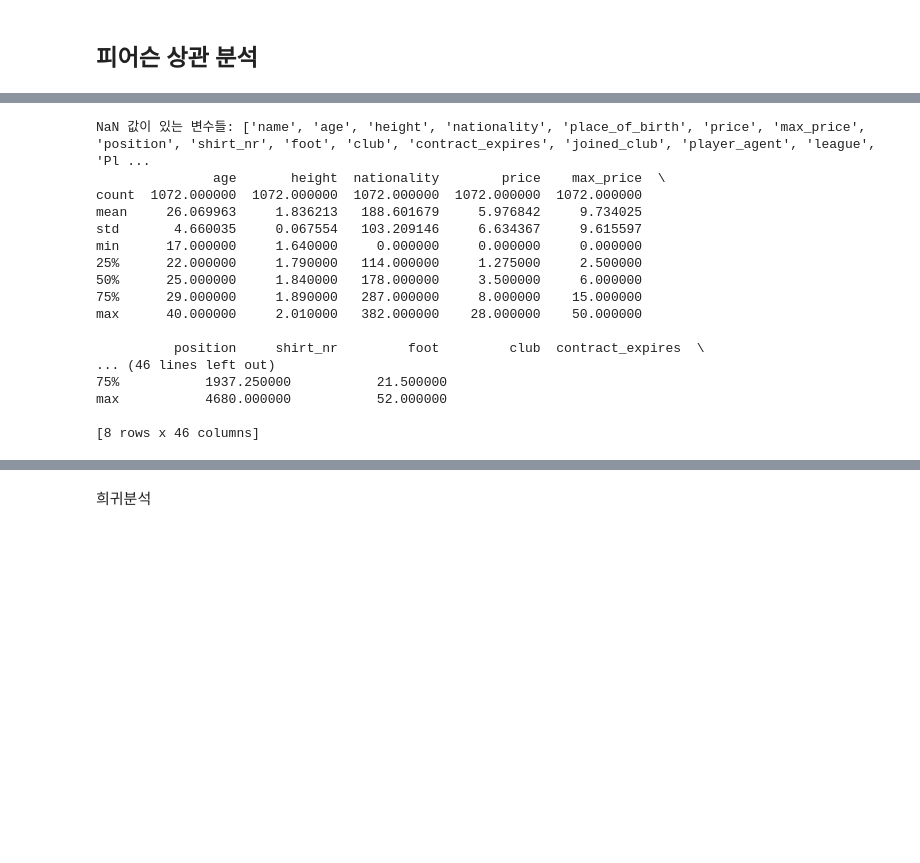
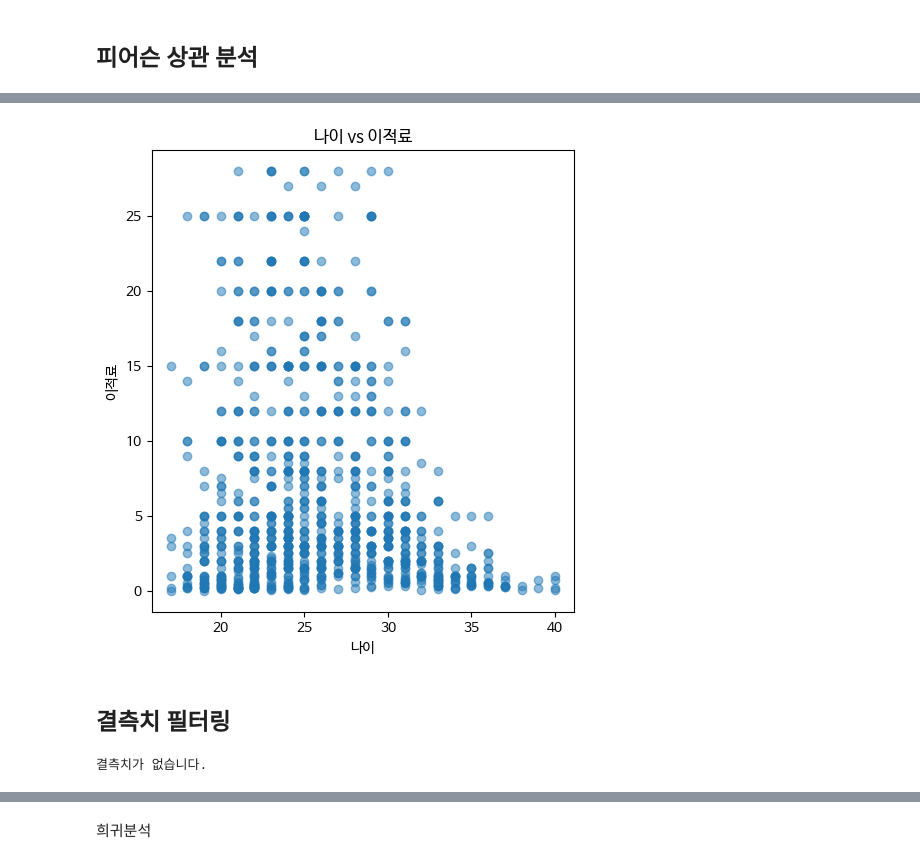
Before and after one commit to nyulnyul/FootballValues, a Jupyter notebook: footballvalue.ipynb, the cells around one changed output, grey strips where cells are left out. Cells and saved outputs as stored; diff of their text form; code cells hidden in the pictures; blank space fills up the shorter version.

```diff
--- a/footballvalue.ipynb
+++ b/footballvalue.ipynb
@@ -364,31 +371,38 @@ R² 값은 모델이 종속 변수의 변동성을 얼마나 설명하는지를
+# %%
+
+
+df_cleaneds = df_cleaned[['나이', '키', '이적료']]
+
+# 나이와 이적료 간의 산점도
+plt.figure(figsize=(12, 6))
+
+# 나이와 이적료
+plt.subplot(1, 2, 1)
+plt.scatter(df_cleaneds['나이'], df_cleaneds['이적료'], alpha=0.5)
+plt.title('나이 vs 이적료')
+plt.xlabel('나이')
+plt.ylabel('이적료')
+
+plt.show()
+# %% [output]
+[figure, added]
+# %% [markdown]
+## 결측치 필터링
 # %%
 # NaN 값이 있는 변수들 확인
 nan_columns = corr.columns[corr.isna().any()].tolist()
-print("NaN 값이 있는 변수들:", nan_columns)
+if not nan_columns:
+    print("결측치가 없습니다.")
+else:
+    print("NaN 값이 있는 변수들:", nan_columns)
 
-# 해당 변수들의 값 분포 확인
-print(df_cleaned[nan_columns].describe())
+    # 해당 변수들의 값 분포 확인
+    print(df_cleaned[nan_columns].describe())
 
-# 결측치가 있는 열 제거
-df_cleaned = df_cleaned.dropna(axis=1, how='any')
+    # 결측치가 있는 열 제거
+    df_cleaned = df_cleaned.dropna(axis=1, how='any')
 
 # 상수 값 (모든 값이 동일한) 열 제거
 df_cleaned = df_cleaned.loc[:, df_cleaned.apply(pd.Series.nunique) != 1]
 # %% [output]
-NaN 값이 있는 변수들: ['name', 'age', 'height', 'nationality', 'place_of_birth', 'price', 'max_price', 'position', 'shirt_nr', 'foot', 'club', 'contract_expires', 'joined_club', 'player_agent', 'league', 'Pl ...
-               age       height  nationality        price    max_price  \
-count  1072.000000  1072.000000  1072.000000  1072.000000  1072.000000
-mean     26.069963     1.836213   188.601679     5.976842     9.734025
-std       4.660035     0.067554   103.209146     6.634367     9.615597
-min      17.000000     1.640000     0.000000     0.000000     0.000000
-25%      22.000000     1.790000   114.000000     1.275000     2.500000
-50%      25.000000     1.840000   178.000000     3.500000     6.000000
-75%      29.000000     1.890000   287.000000     8.000000    15.000000
-max      40.000000     2.010000   382.000000    28.000000    50.000000
-
-          position     shirt_nr         foot         club  contract_expires  \
-... (46 lines left out)
-75%           1937.250000           21.500000
-max           4680.000000           52.000000
-
-[8 rows x 46 columns]
+결측치가 없습니다.
```
Also changed, not shown: parts of 26 cells of this notebook.
